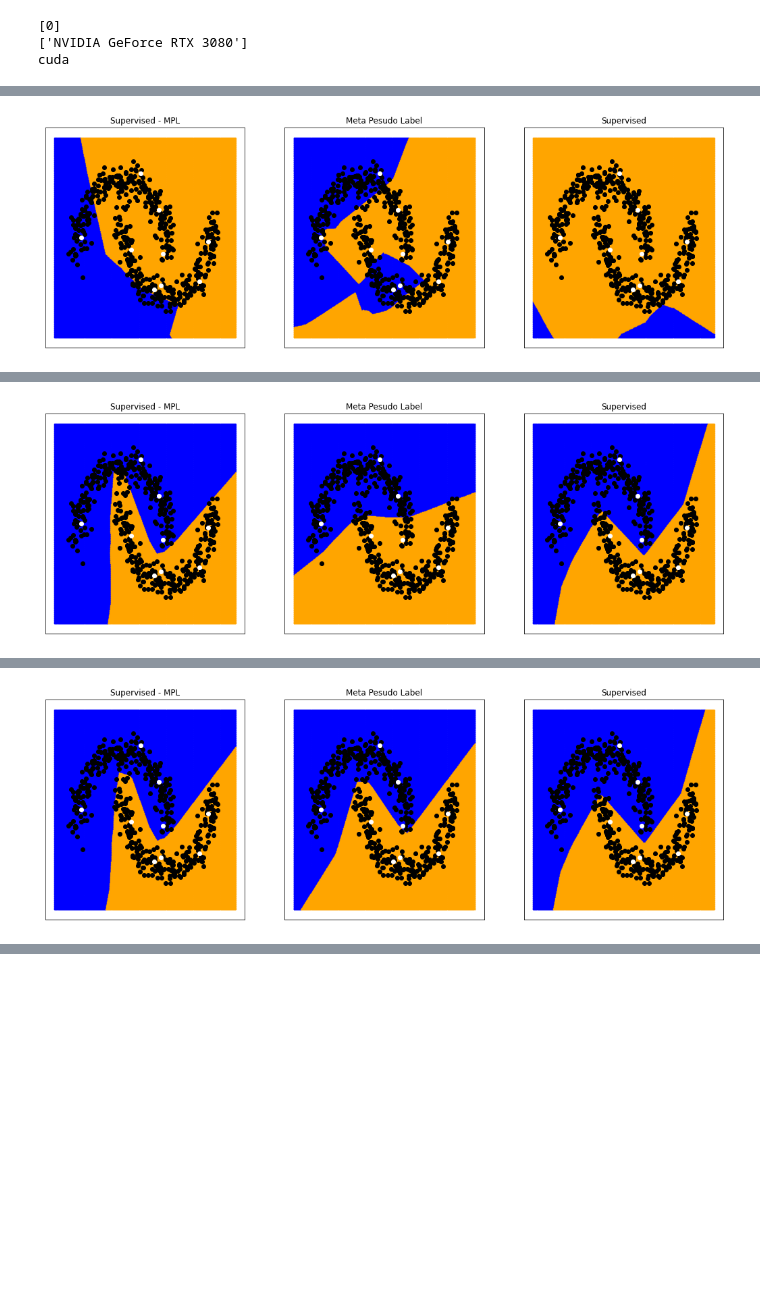
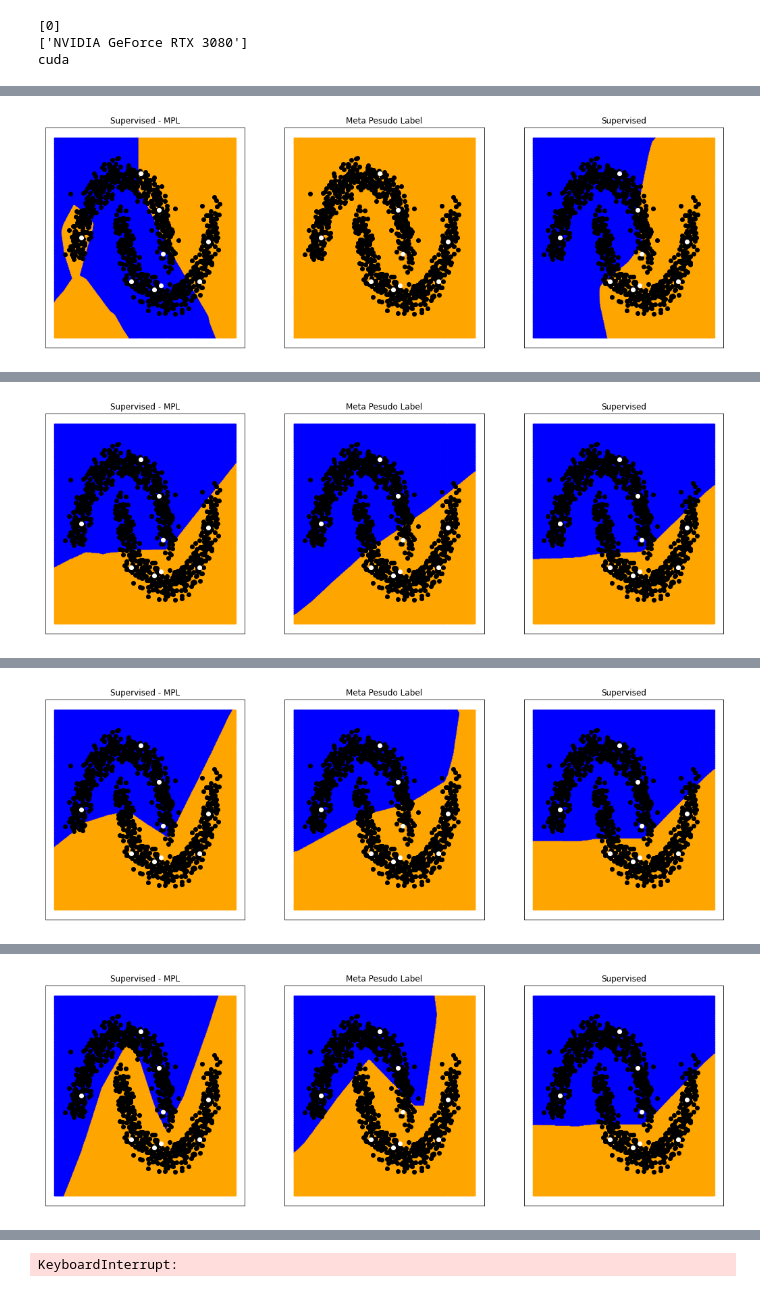
Before and after one commit to BeopGyu/MetaPseudoLabel_TwoMoon, a Jupyter notebook: 230309_TwoMoon.ipynb, the cells around one changed output, grey strips where cells are left out. Drawn from its saved outputs; the diff is of its cells as text; code cells hidden in the pictures; blank space fills up the shorter version.

```diff
--- a/230309_TwoMoon.ipynb
+++ b/230309_TwoMoon.ipynb
@@ -28,8 +28,8 @@ print(device)
 ['NVIDIA GeForce RTX 3080']
 cuda
 # %%
-num_samples = 500
-# num_samples = 1000
+# num_samples = 500
+num_samples = 1000
 # num_samples = 2000
 # num_samples = (1000,1000)
 
@@ -40,7 +40,8 @@ points_l = np.array((
     (0.4, 1.05),
     (0.8, 0.6),
     (0.9, 0.05),
-    (0.2, 0.1), # class 2 왼쪽 끝
+    # (0.2, 0.1), # class 2 왼쪽 끝
+    (0.2, -0.3),
     (0.7, -0.4),
     (0.85, -0.35),
     (1.7, -0.3),
@@ -348,7 +349,7 @@ epoch = 0
 
 best_acc = 0.8
 
-noise = 0.1
+noise = 0.3
 
 while(True):
     try:
@@ -513 +514 @@ Epoch: 0        Teacher Loss: 1.3406    Student Loss: 0.6901    MPL Loss: 0.6810
-[figure, old version]
+[figure, new version]
@@ -534 +535 @@ Epoch: 1000     Teacher Loss: 0.7142    Student Loss: 0.4234    MPL Loss: 0.3895
-[figure, old version]
+[figure, new version]
@@ -555 +556 @@ Epoch: 2000     Teacher Loss: 0.3816    Student Loss: 0.3441    MPL Loss: 0.0583
-[figure, old version]
+[figure, new version]
@@ -565,0 +577 @@ Epoch: 2500     Teacher Loss: 0.3596    Student Loss: 0.3358    MPL Loss: 0.0363
+[figure, added]
@@ -566,3 +603,4 @@ Epoch: 2500     Teacher Loss: 0.3596    Student Loss: 0.3358    MPL Loss: 0.0363
+KeyboardInterrupt:
 # %%
 while(False):
 # while(epoch < max_epoch):
```
Also changed, not shown: parts of 5 cells of this notebook, 1 other file.
